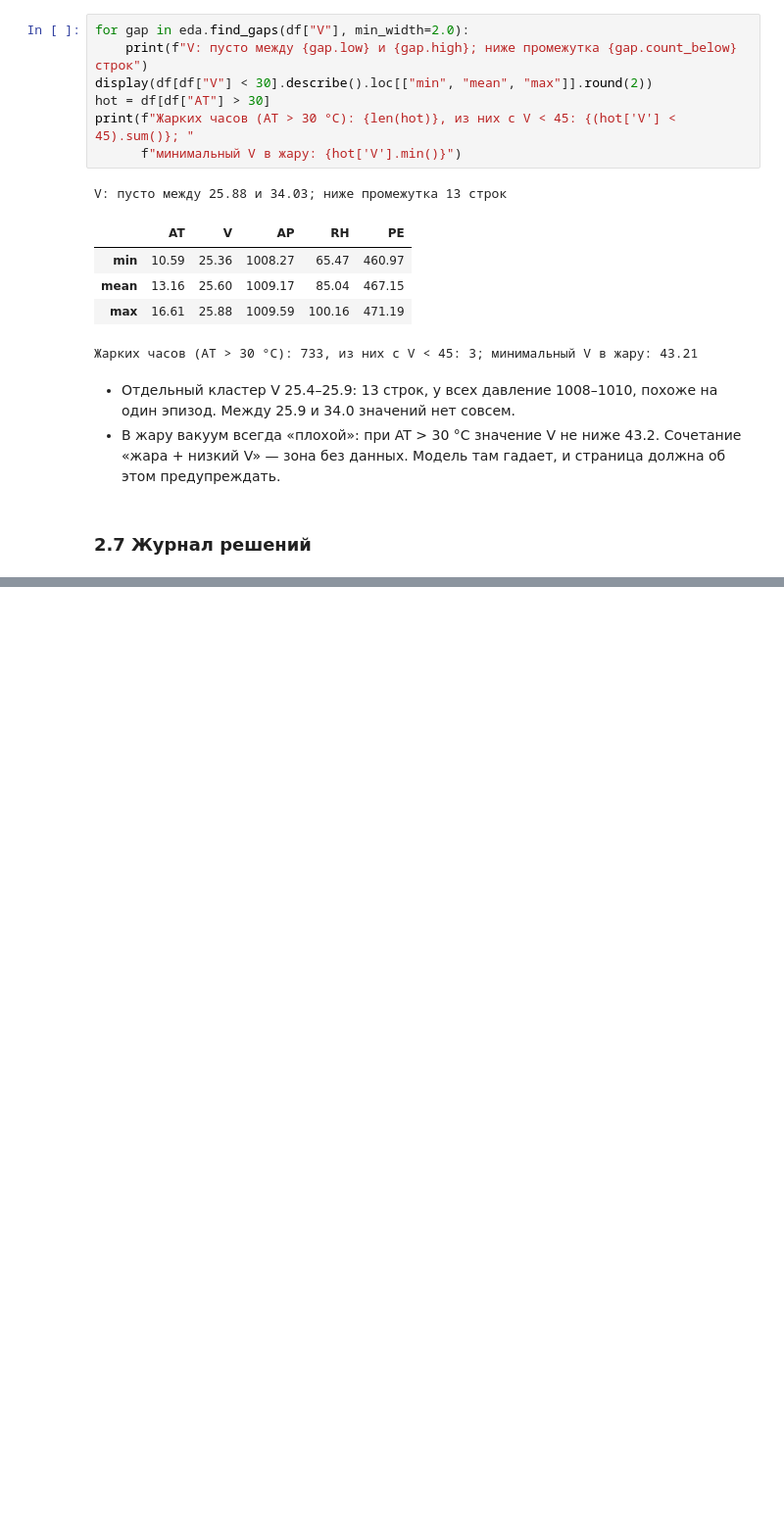
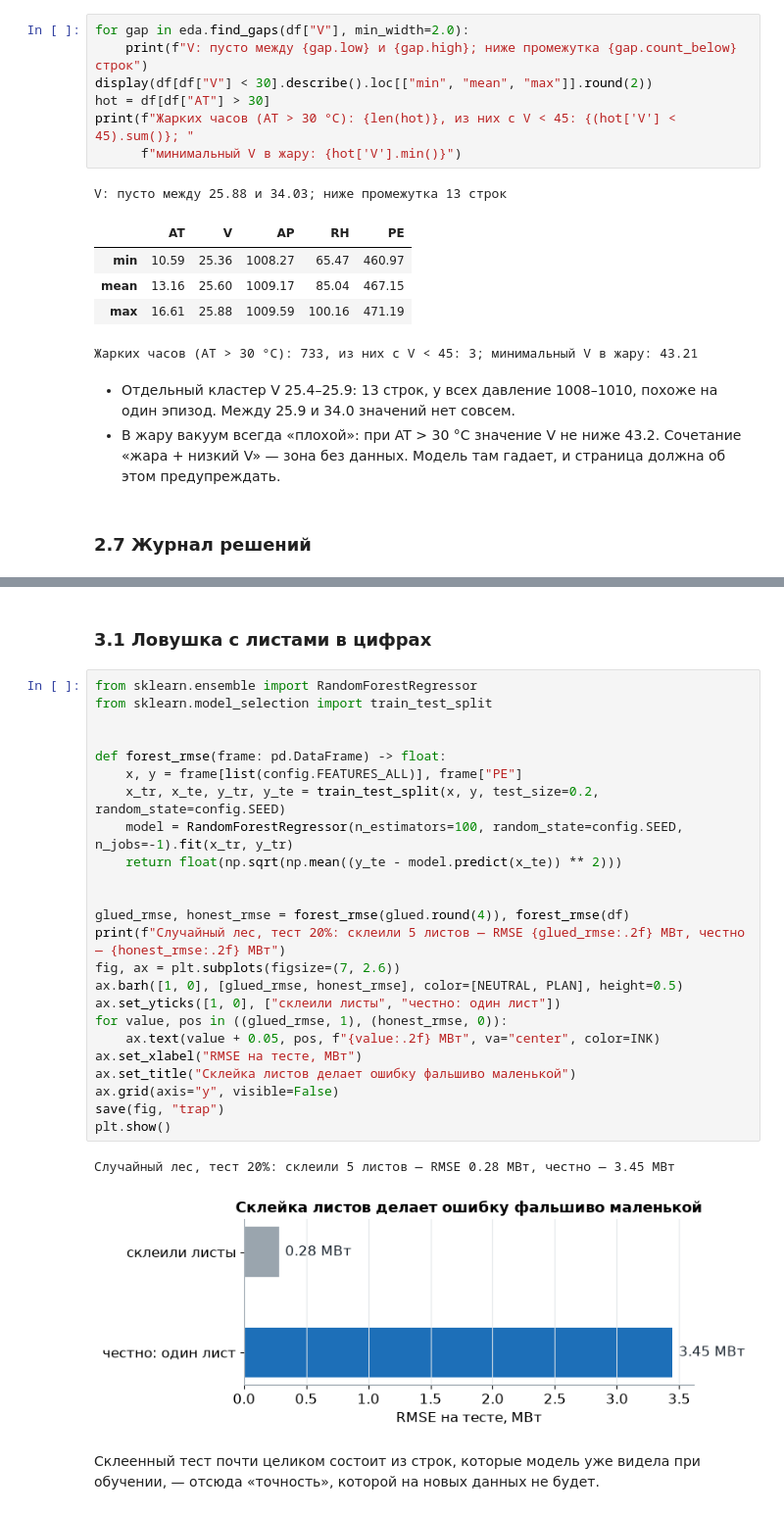
Before and after one commit to eFoggye/etalon-pgu, a Jupyter notebook: notebooks/research.ipynb, the cells around one changed output, grey strips where cells are left out. Shown at 98% size. Saved outputs shown, nothing was run; the diff lists cells and outputs as text; blank space fills up the shorter version.

```diff
--- a/notebooks/research.ipynb
+++ b/notebooks/research.ipynb
@@ -246,0 +353,31 @@ display(Markdown(journal.split("\n", 1)[1]))
+# %% [markdown]
+### 3.1 Ловушка с листами в цифрах
+# %%
+from sklearn.ensemble import RandomForestRegressor
+from sklearn.model_selection import train_test_split
+
+
+def forest_rmse(frame: pd.DataFrame) -> float:
+    x, y = frame[list(config.FEATURES_ALL)], frame["PE"]
+    x_tr, x_te, y_tr, y_te = train_test_split(x, y, test_size=0.2, random_state=config.SEED)
+    model = RandomForestRegressor(n_estimators=100, random_state=config.SEED, n_jobs=-1).fit(x_tr, y_tr)
+    return float(np.sqrt(np.mean((y_te - model.predict(x_te)) ** 2)))
+
+
+glued_rmse, honest_rmse = forest_rmse(glued.round(4)), forest_rmse(df)
+print(f"Случайный лес, тест 20%: склеили 5 листов — RMSE {glued_rmse:.2f} МВт, честно — {honest_rmse:.2f} МВт")
+fig, ax = plt.subplots(figsize=(7, 2.6))
+ax.barh([1, 0], [glued_rmse, honest_rmse], color=[NEUTRAL, PLAN], height=0.5)
+ax.set_yticks([1, 0], ["склеили листы", "честно: один лист"])
+for value, pos in ((glued_rmse, 1), (honest_rmse, 0)):
+    ax.text(value + 0.05, pos, f"{value:.2f} МВт", va="center", color=INK)
+ax.set_xlabel("RMSE на тесте, МВт")
+ax.set_title("Склейка листов делает ошибку фальшиво маленькой")
+ax.grid(axis="y", visible=False)
+save(fig, "trap")
+plt.show()
+# %% [output]
+Случайный лес, тест 20%: склеили 5 листов — RMSE 0.28 МВт, честно — 3.45 МВт
+[figure, added]
+# %% [markdown]
+Склеенный тест почти целиком состоит из строк, которые модель уже видела при обучении, — отсюда «точность», которой на новых данных не будет.
```
Also changed, not shown: parts of 34 cells of this notebook, 19 other files.
